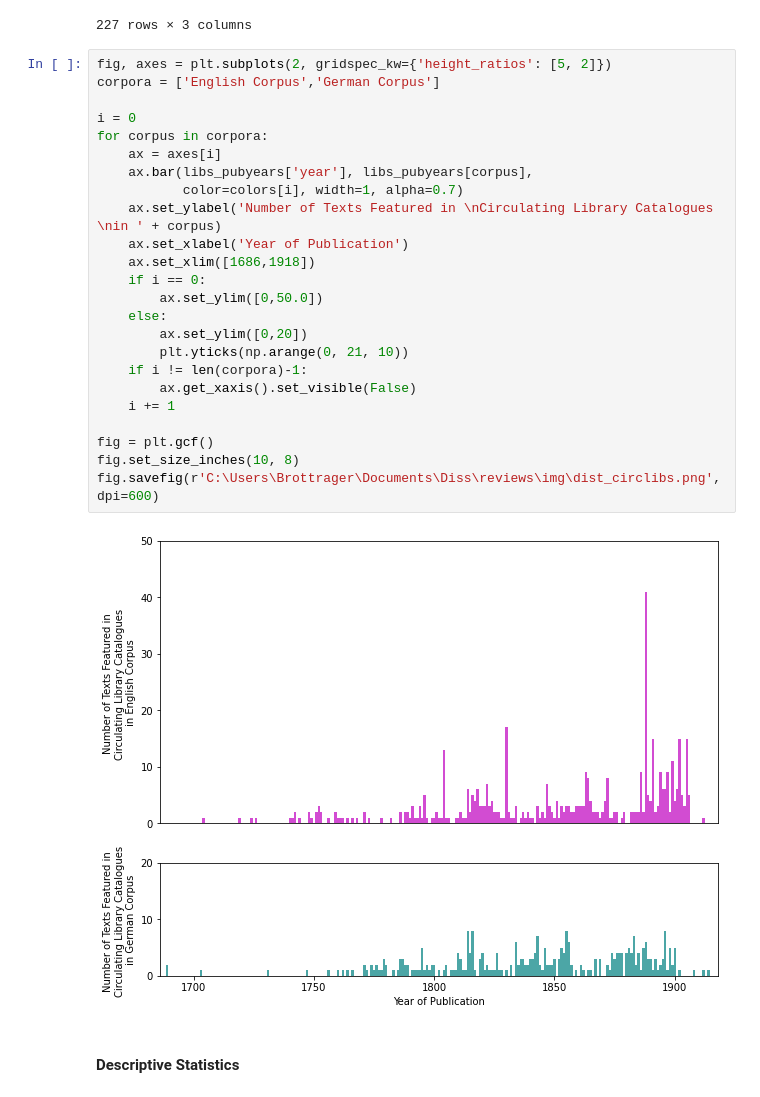
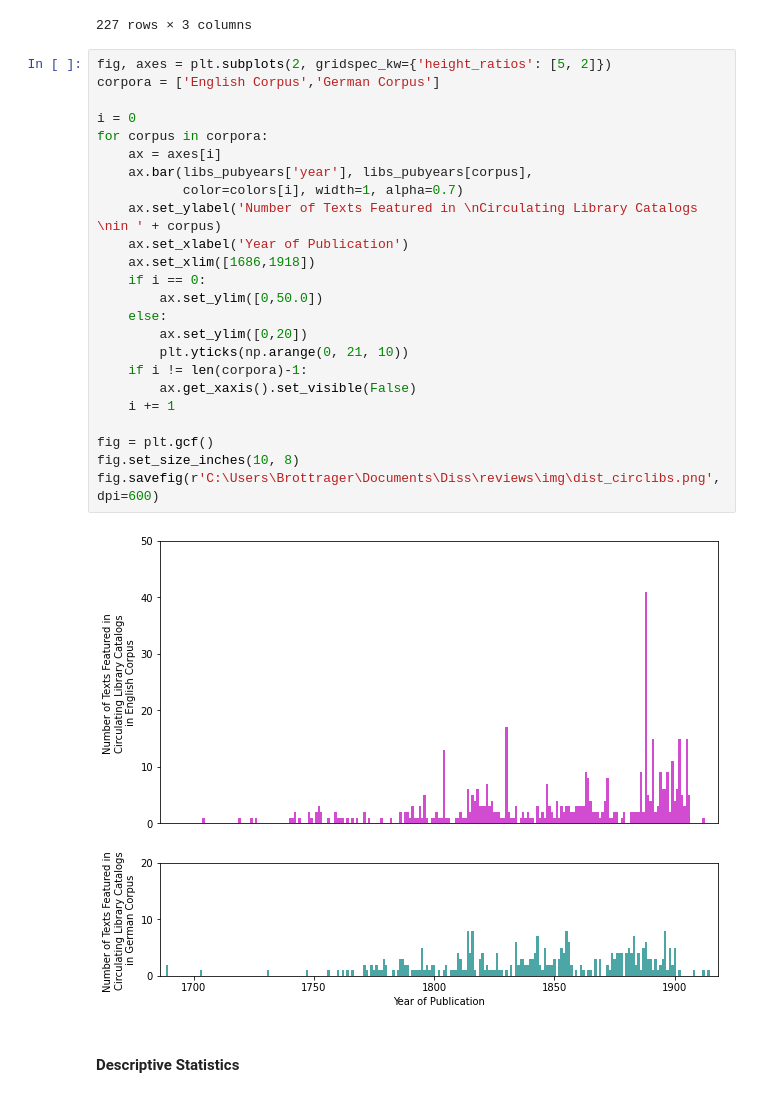
Before and after one commit to sta-a/jcls_reception, a Jupyter notebook: nbs/dataVisualization.ipynb, the cells around one changed output. Drawn from its saved outputs; the diff is of its cells as text.

```diff
--- a/nbs/dataVisualization.ipynb
+++ b/nbs/dataVisualization.ipynb
@@ -240,29 +240,29 @@ libs_pubyears.sort_values(by=['year'])
 # %%
 fig, axes = plt.subplots(2, gridspec_kw={'height_ratios': [5, 2]})
 corpora = ['English Corpus','German Corpus']
 
 i = 0
 for corpus in corpora:
     ax = axes[i]
     ax.bar(libs_pubyears['year'], libs_pubyears[corpus],
            color=colors[i], width=1, alpha=0.7)
-    ax.set_ylabel('Number of Texts Featured in \nCirculating Library Catalogues \nin ' + corpus)
+    ax.set_ylabel('Number of Texts Featured in \nCirculating Library Catalogs \nin ' + corpus)
     ax.set_xlabel('Year of Publication')
     ax.set_xlim([1686,1918])
     if i == 0:
         ax.set_ylim([0,50.0])
     else:
         ax.set_ylim([0,20])
         plt.yticks(np.arange(0, 21, 10))
     if i != len(corpora)-1:
         ax.get_xaxis().set_visible(False)
     i += 1
 
 fig = plt.gcf()
 fig.set_size_inches(10, 8)
 fig.savefig(r'C:\Users\Brottrager\Documents\Diss\reviews\img\dist_circlibs.png', dpi=600)
 # %% [output]
-[figure, old version]
+[figure, new version]
 # %% [markdown]
 #### Descriptive Statistics
 # %%
```
Also changed, not shown: parts of 2 cells of this notebook.
